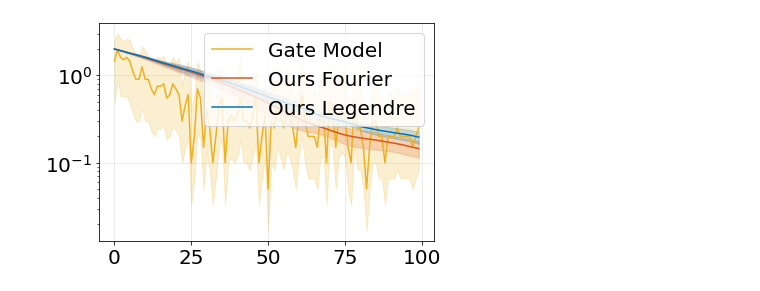
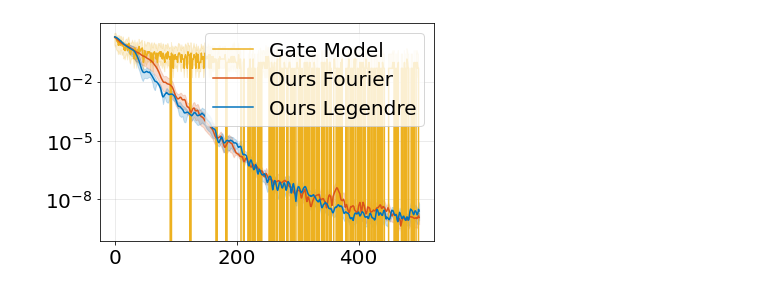
Before and after one commit to YilingQiao/diffquantum, a Jupyter notebook: plot_qaoa.ipynb, the cells around one changed output. Drawn from its saved outputs; the diff is of its cells as text; code cells hidden in the pictures.

```diff
--- a/plot_qaoa.ipynb
+++ b/plot_qaoa.ipynb
@@ -1,59 +1,4 @@
 # %%
-# import numpy as np
-# import matplotlib.pyplot as plt
-# from ours_spectral import OurSpectral
-# from maxcut_pennylane import qaoa_maxcut
-
-# n_layers = 2
-# n_parameters = n_layers * 2
-# n_epoch = 30
-
-# n_gate_run = 20
-# losses = []
-# for i in range(n_gate_run):
-#     _, bit_strings, loss = qaoa_maxcut(n_epoch, n_layers=n_layers)
-#     losses.append(loss)
-# np_loss = np.array(losses)
-
-
-# ours_legendre = OurSpectral(n_basis=n_parameters, basis='Legendre', n_epoch=n_epoch)
-# # ours_legendre = OurSpectral(n_basis=n_parameters, basis='Fourier', n_epoch=n_epoch)
-# state, prob = ours_legendre.demo_qaoa_max_cut4()
-# loss_legendre = ours_legendre.losses_energy
-
-# n = np.array(bit_strings).sum()
-# samples = []
-# for i in range(len(prob)):
-#     samples += [i] * int(prob[i] * n)
-
-
-# plt.clf()
-# plt.plot(losses, label='QAOA')
-# plt.plot(loss_legendre, label='Legendre')
-# plt.legend(loc="upper right")
-# plt.savefig("{}_{}.png".format(ours_legendre.log_dir, 'loss_qaoa'))
-
-# xticks = range(0, 16)
-# xtick_labels = list(map(lambda x: format(x, "04b"), xticks))
-# bins = np.arange(0, 17) - 0.5
-# fig, (ax1, ax2) = plt.subplots(1, 2, figsize=(8, 4))
-# plt.subplot(1, 2, 1)
-# plt.title("Ours")
-# plt.xlabel("bitstrings")
-# plt.ylabel("freq.")
-# plt.xticks(xticks, xtick_labels, rotation="vertical")
-# plt.hist(samples, bins=bins)
-# plt.subplot(1, 2, 2)
-# plt.title("QAOA")
-# plt.xlabel("bitstrings")
-# plt.ylabel("freq.")
-# plt.xticks(xticks, xtick_labels, rotation="vertical")
-# plt.hist(bit_strings, bins=bins)
-# plt.tight_layout()
-# plt.savefig("{}_{}.png".format(ours_legendre.log_dir, 'qaoa_hist'))
-
-
-
 import numpy as np
 import matplotlib.pyplot as plt
 from ours_spectral import OurSpectral
@@ -66,8 +11,10 @@ from maxcut_pennylane import qaoa_maxcut
 
 n_layers = 2
 n_parameters = n_layers * 2
-n_epoch = 100
+n_epoch = 500
 n_runs = 3
+lr = 5e-2
+n_gate_run = 20
 xx = np.arange(n_epoch)
 
 plt.clf()
@@ -94,7 +41,6 @@ all_std = []
 
 # QAOA
 
-n_gate_run = 20
 losses = []
 for i in range(n_gate_run):
     _, bit_strings, loss = qaoa_maxcut(n_epoch, n_layers=n_layers)
@@ -125,7 +71,7 @@ all_std.append(std_)
 # all_std.append(std_)
 
 # Fourier
-ours_fourier = OurSpectral(n_basis=n_parameters, basis='Fourier', n_epoch=n_epoch)
+ours_fourier = OurSpectral(n_basis=n_parameters, basis='Fourier', n_epoch=n_epoch, lr=lr)
 losses = []
 for i in range(n_runs):
     state, prob = ours_fourier.demo_qaoa_max_cut4()
@@ -141,7 +87,7 @@ all_std.append(std_)
 
 
 # Legendre
-ours_legendre = OurSpectral(n_basis=n_parameters, basis='Legendre', n_epoch=n_epoch)
+ours_legendre = OurSpectral(n_basis=n_parameters, basis='Legendre', n_epoch=n_epoch, lr=lr)
 losses = []
 for i in range(n_runs):
     state, prob = ours_legendre.demo_qaoa_max_cut4()
@@ -180,2 +126,2 @@ epoch: 0100, loss: -3.8301, loss_energy: -3.8301
 cut result is  101
-[figure, old version]
+[figure, new version]
```
Also changed, not shown: parts of 3 cells of this notebook, 6 other files.
